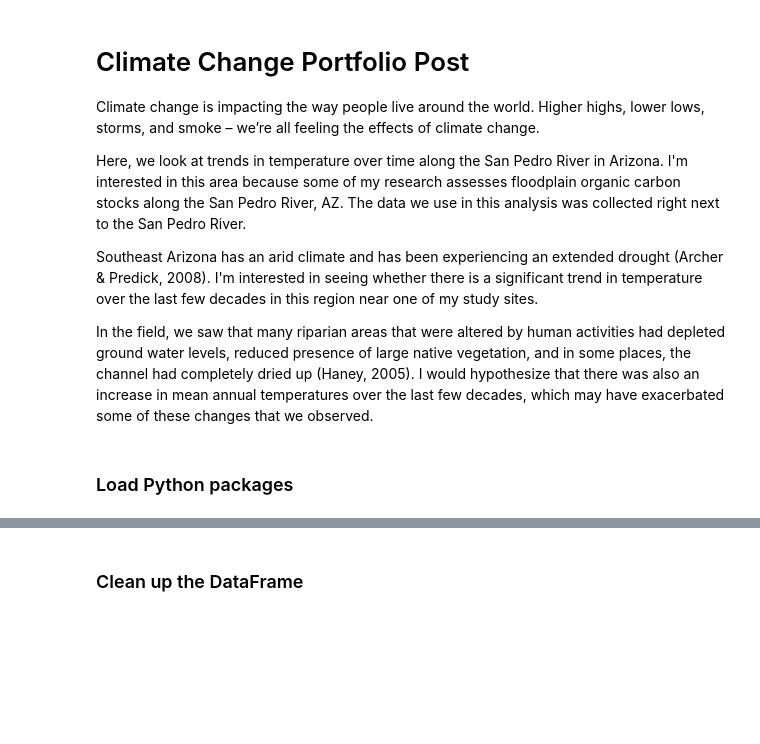
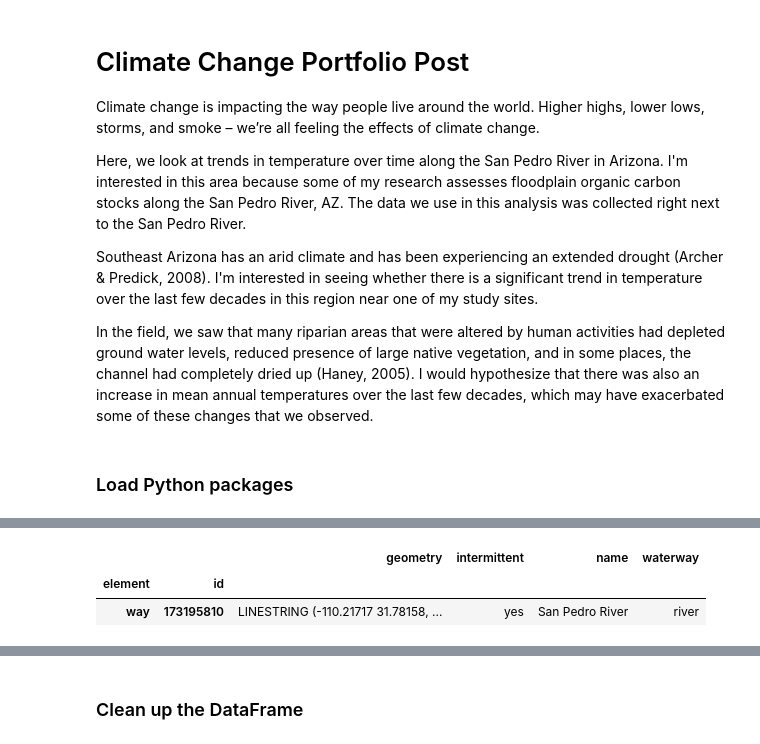
Before and after one commit to lauren-thomas2/climate-change, a Jupyter notebook: climate-change.ipynb, the cells around one changed output, grey strips where cells are left out. Drawn from its saved outputs; the diff is of its cells as text; code cells hidden in the pictures; blank space fills up the shorter version.

```diff
--- a/climate-change.ipynb
+++ b/climate-change.ipynb
@@ -30,3 +36,14 @@ from sklearn.linear_model import LinearRegression
 [interactive output not drawn]
 [interactive output not drawn]
 [interactive output not drawn]
+# %%
+# Search for San Pedro River, AZ on open street map
+sanpedroriver_gdf = osm.features_from_address(
+    'San Pedro River, Arizona, United States',
+    {'waterway': ['river']},
+    dist=1)
+sanpedroriver_gdf
+# %% [output]
+|  |  | geometry | intermittent | name | waterway |
+| element | id |  |  |  |  |
+| way | 173195810 | LINESTRING (-110.21717 31.78158, ... | yes | San Pedro River | river |
```
Also changed, not shown: parts of 4 cells of this notebook, 3 other files.
